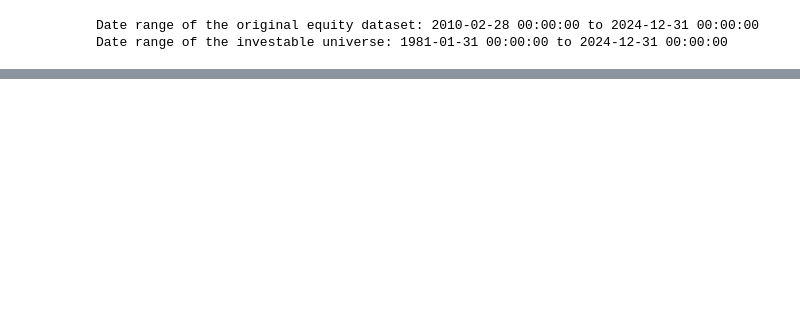
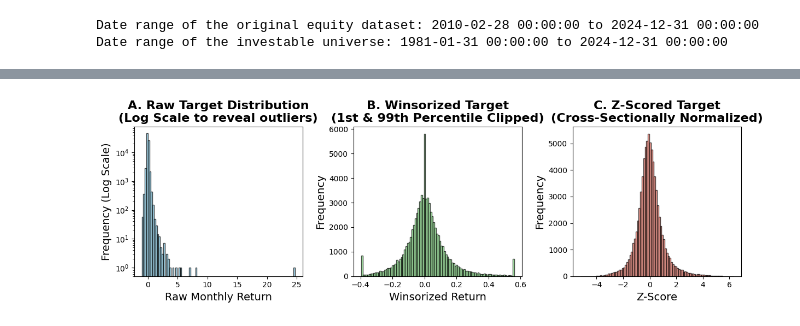
Before and after one commit to DonKubini/Man-vs.-Machine-on-the-Oslo-B-rs, a Jupyter notebook: Python files/Data Cleaning.ipynb, the cells around one changed output, grey strips where cells are left out. Drawn from its saved outputs; the diff is of its cells as text; code cells hidden in the pictures; blank space fills up the shorter version.

```diff
--- a/Python files/Data Cleaning.ipynb
+++ b/Python files/Data Cleaning.ipynb
@@ -446,0 +527,38 @@ Date range of the investable universe: 1981-01-31 00:00:00 to 2024-12-31 00:00:0
+# %%
+import matplotlib.pyplot as plt
+
+# Ensure we drop NaNs for plotting so matplotlib doesn't complain
+plot_df = investable_universe.dropna(subset=['Target_raw', 'Target', 'Target_z'])
+
+# Create a figure with 3 subplots side-by-side
+fig, axes = plt.subplots(1, 3, figsize=(12, 4))
+
+# --- Plot 1: Raw Target (With Log Scale Y-Axis to see outliers) ---
+axes[0].hist(plot_df['Target_raw'], bins=100, color='skyblue', edgecolor='black', alpha=0.7)
+axes[0].set_title('A. Raw Target Distribution\n(Log Scale to reveal outliers)', fontsize=16, fontweight='bold')
+axes[0].set_xlabel('Raw Monthly Return', fontsize=14)
+axes[0].set_ylabel('Frequency (Log Scale)', fontsize=14)
+axes[0].set_yscale('log')
+axes[0].set_ylim(bottom=0.5) # Sets the floor at 0.5 so bars with a frequency of exactly 1 are visible
+
+# --- Plot 2: Winsorized Target ---
+axes[1].hist(plot_df['Target'], bins=100, color='lightgreen', edgecolor='black', alpha=0.7)
+axes[1].set_title('B. Winsorized Target\n(1st & 99th Percentile Clipped)', fontsize=16, fontweight='bold')
+axes[1].set_xlabel('Winsorized Return', fontsize=14)
+axes[1].set_ylabel('Frequency', fontsize=14)
+
+# --- Plot 3: Z-Scored Winsorized Target ---
+axes[2].hist(plot_df['Target_z'], bins=100, color='salmon', edgecolor='black', alpha=0.7)
+axes[2].set_title('C. Z-Scored Target\n(Cross-Sectionally Normalized)', fontsize=16, fontweight='bold')
+axes[2].set_xlabel('Z-Score', fontsize=14)
+axes[2].set_ylabel('Frequency', fontsize=14)
+
+# Adjust layout so titles and labels don't overlap
+plt.tight_layout()
+
+# Save the figure directly to your data folder for your thesis document
+plt.savefig('../Data/target_transformation_log_hist.png', dpi=300, bbox_inches='tight')
+
+plt.show()
+# %% [output]
+[figure, added]
```
Also changed, not shown: parts of 3 cells of this notebook, 4 other files.
